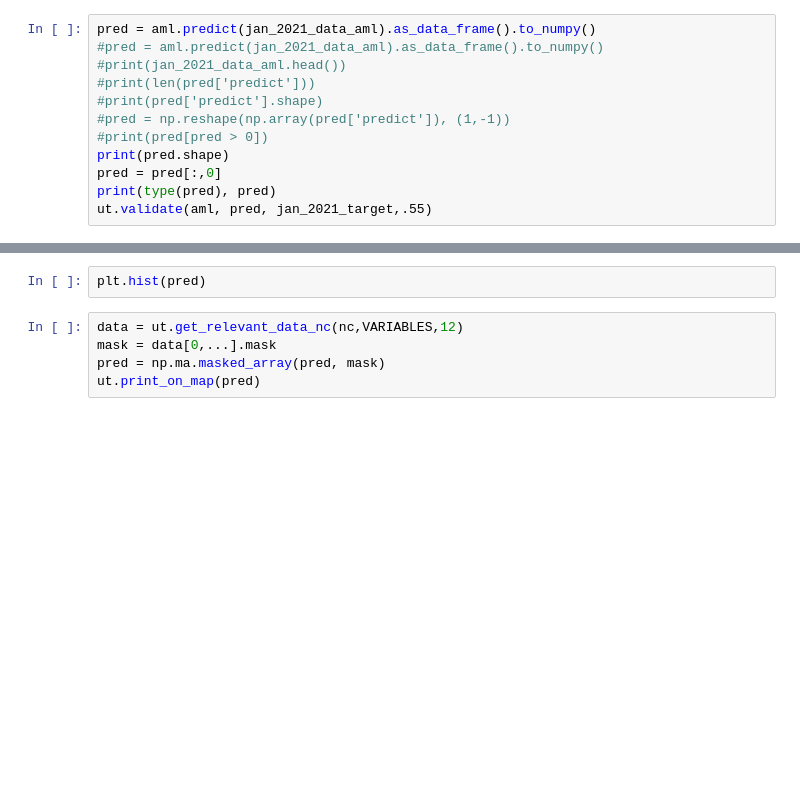
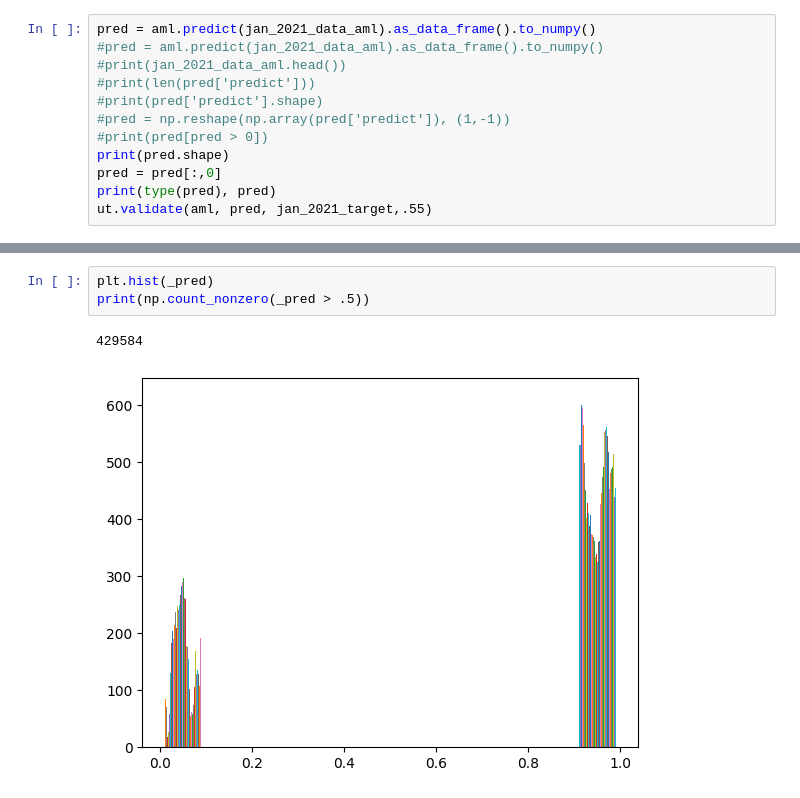
Before and after one commit to evenaage/herring_autumn_2022, a Jupyter notebook: hail_mary.ipynb, the cells around one changed output, grey strips where cells are left out. Cells and saved outputs as stored; diff of their text form; blank space fills up the shorter version.

```diff
--- a/hail_mary.ipynb
+++ b/hail_mary.ipynb
@@ -387,7 +473,6 @@ for xc in range(XC_LOW, XC_HIGH):
-# %%
-plt.hist(pred)
-# %%
-data = ut.get_relevant_data_nc(nc,VARIABLES,12)
-mask = data[0,...].mask
-pred = np.ma.masked_array(pred, mask)
-ut.print_on_map(pred)
+# %%
+plt.hist(_pred)
+print(np.count_nonzero(_pred > .5))
+# %% [output]
+429584
+[figure, added]
```
Also changed, not shown: parts of 13 cells of this notebook, 5 other files.
